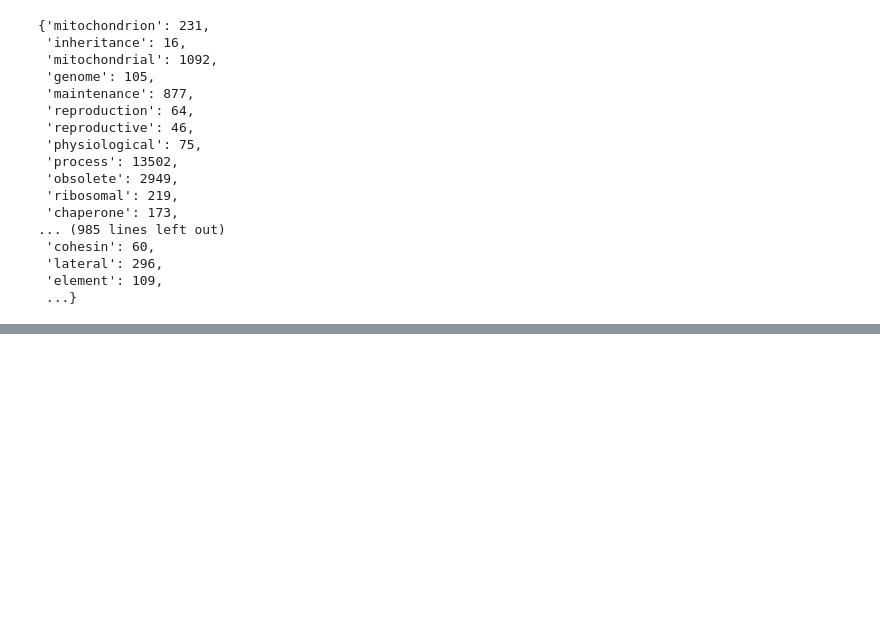
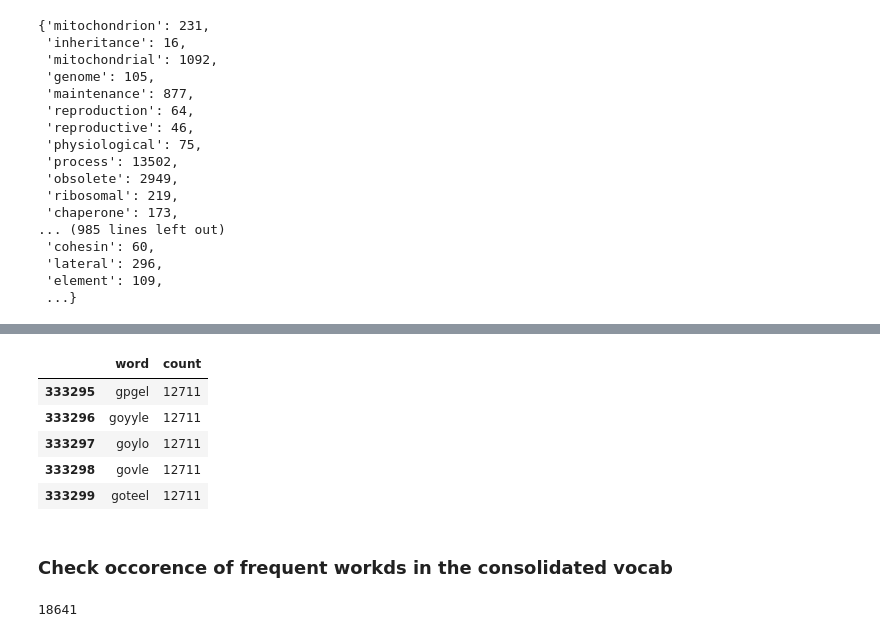
Before and after one commit to shinhanshiu/plantbert, a Jupyter notebook: script_2_1_corpus_filtering.ipynb, the cells around one changed output, grey strips where cells are left out. Drawn from its saved outputs; the diff is of its cells as text; code cells hidden in the pictures; blank space fills up the shorter version.

```diff
--- a/script_2_1_corpus_filtering.ipynb
+++ b/script_2_1_corpus_filtering.ipynb
@@ -369,0 +523,9 @@ po_items = open(po_file, "r").readlines()
+# %%
+word_freq.tail()
+# %% [output]
+|  | word | count |
+| 333295 | gpgel | 12711 |
+| 333296 | goyyle | 12711 |
+| 333297 | goylo | 12711 |
+| 333298 | govle | 12711 |
+| 333299 | goteel | 12711 |
@@ -369,0 +534,11 @@ po_items = open(po_file, "r").readlines()
+# %% [markdown]
+### Check occorence of frequent workds in the consolidated vocab
+# %%
+overlap = {}
+for word in vocab_dict_lower:
+  if word in word_freq_dict:
+    overlap[word] = word_freq_dict[word]
+
+len(overlap)
+# %% [output]
+18641
```
Also changed, not shown: parts of 32 cells of this notebook, 4 other files.
